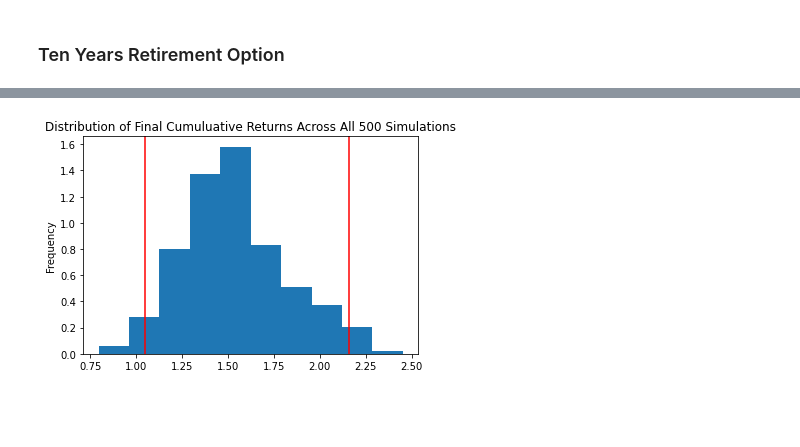
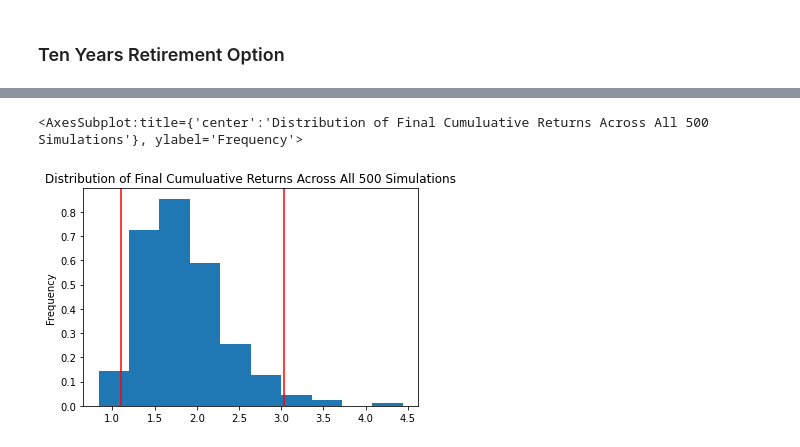
Before and after one commit to SamRoberts995/API_Homework, a Jupyter notebook: financial-planner-final.ipynb, the cells around one changed output, grey strips where cells are left out. Saved outputs shown, nothing was run; the diff lists cells and outputs as text; code cells hidden in the pictures; blank space fills up the shorter version.

Commit message:
update assessment for get_bars functions

```diff
--- a/financial-planner-final.ipynb
+++ b/financial-planner-final.ipynb
@@ -175,18 +188,5 @@ You have enough savings for emergency fund!
 # %%
 # Set start and end dates of five years back from today.
 # Sample results may vary from the solution based on the time frame chosen
-start_date = pd.Timestamp('2016-05-01', tz='America/New_York').isoformat()
-end_date = pd.Timestamp('2021-05-01', tz='America/New_York').isoformat()
+#start_date = pd.Timestamp('2016-05-01', tz='America/New_York').isoformat()
+#end_date = pd.Timestamp('2021-05-01', tz='America/New_York').isoformat()
-# %%
-# Get 5 years' worth of historical data for SPY and AGG
-# (use a limit=1000 parameter to call the most recent 1000 days of data)
-df_stock_data = api.get_barset(
-    tickers,
-    timeframe,
-    start=start_date,
-    end=end_date,
-    limit=1000,
-).df
-
-# Display sample data
-df_stock_data.head()
@@ -201,0 +193,24 @@ df_stock_data.head()
+# %%
+# Get 5 years' worth of historical data for SPY and AGG
+# (use a limit=1000 parameter to call the most recent 1000 days of data)
+def df_stock_data(ticker):
+    end_date = (pd.Timestamp("today", tz="America/New_York") - pd.DateOffset(1)).isoformat()
+    start_date = (pd.Timestamp("today", tz="America/New_York") - pd.DateOffset(1500)).isoformat()
+    stock_data = api.get_bars(
+        ticker,
+        tradeapi.TimeFrame.Day,
+        start = start_date,
+        end = end_date,
+        adjustment='raw'
+    ).df
+
+    stock_data = stock_data.drop(['trade_count', 'vwap', 'volume'], axis='columns')
+    return stock_data
+
+# call function for each ticker
+spy = df_stock_data('SPY')
+agg = df_stock_data('AGG')
+
+# concatenate the ticker data and set keys for multi-indexing along columns
+stock_data = pd.concat([spy, agg], keys=['SPY', 'AGG'], axis='columns', join='inner')
+stock_data
@@ -430,7 +474,7 @@ num_sims = 500
 weights = [0.4,0.6]
 
 MC_Portfolio2 = MCSimulation(
-    portfolio_data = df_stock_data,
+    portfolio_data = stock_data,
     num_simulation = num_sims,
     weights=weights,
     num_trading_days = 252*10
@@ -477,8 +533,9 @@ MC_Portfolio2.plot_simulation()
 # %%
 # Plot probability distribution and confidence intervals
-MC_Portfolio2.plot_distribution
+MC_Portfolio2.plot_distribution()
 # %% [output]
+<AxesSubplot:title={'center':'Distribution of Final Cumuluative Returns Across All 500 Simulations'}, ylabel='Frequency'>
-[figure, old version]
+[figure, new version]
 # %%
 # Fetch summary statistics from the Monte Carlo simulation results
 new_summary = MC_Portfolio2.summarize_cumulative_return()
```
Also changed, not shown: parts of 27 cells of this notebook.
